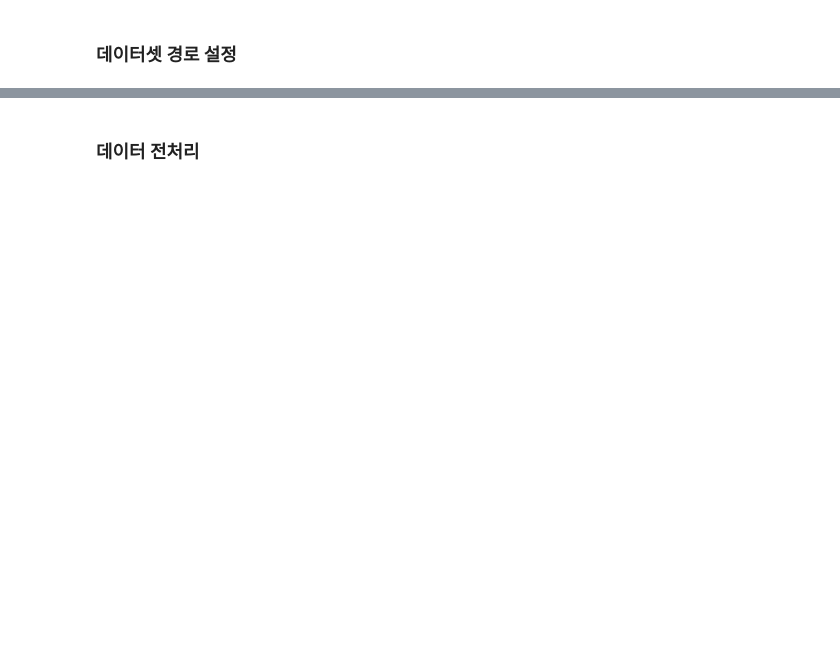
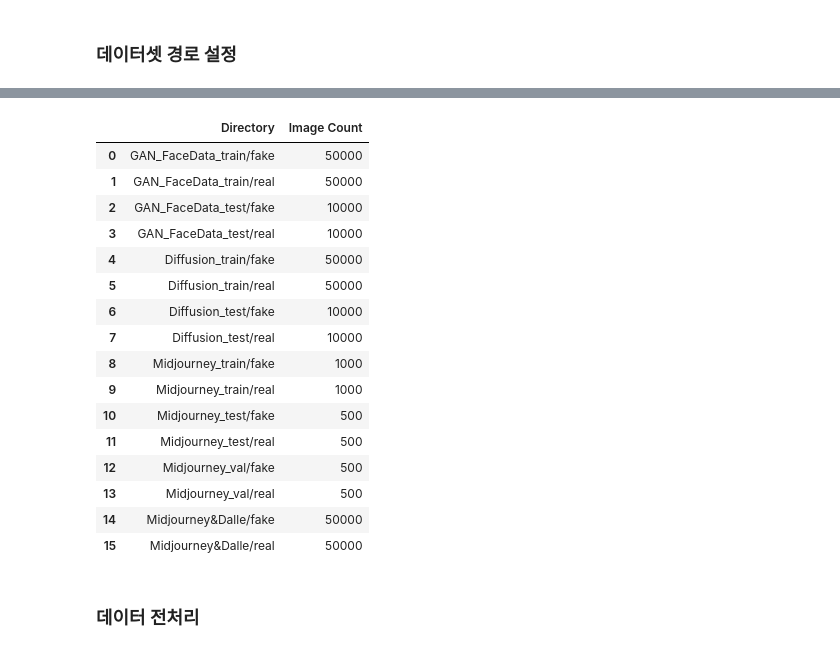
Before and after one commit to haeun161/AI_Detector, a Jupyter notebook: Efficientnetb6_baseline1.ipynb, the cells around one changed output, grey strips where cells are left out. Saved outputs shown, nothing was run; the diff lists cells and outputs as text; code cells hidden in the pictures; blank space fills up the shorter version.

```diff
--- a/Efficientnetb6_baseline1.ipynb
+++ b/Efficientnetb6_baseline1.ipynb
@@ -83,21 +105,21 @@ Path to dataset files: /root/.cache/kagglehub/datasets/superpotato9/dalle-recogn
 ### 데이터셋 경로 설정
 # %%
 #face 데이터셋 경로 설정 #70,000 real & 70,000 fake
-face_train_directory = "/root/.cache/kagglehub/datasets/xhlulu/140k-real-and-fake-faces/versions/2/real_vs_fake/real-vs-fake/train"
-face_test_directory = "/root/.cache/kagglehub/datasets/xhlulu/140k-real-and-fake-faces/versions/2/real_vs_fake/real-vs-fake/test"
+face_train_directory = "/home/jangminoh_2/.cache/kagglehub/datasets/xhlulu/140k-real-and-fake-faces/versions/2/real_vs_fake/real-vs-fake/train"
+face_test_directory = "/home/jangminoh_2/.cache/kagglehub/datasets/xhlulu/140k-real-and-fake-faces/versions/2/real_vs_fake/real-vs-fake/test"
 
 #CIFAKE #60,000 real & 60,000 fake
-cifake_train_directory = "/root/.cache/kagglehub/datasets/birdy654/cifake-real-and-ai-generated-synthetic-images/versions/3/train"
-cifake_test_directory = "/root/.cache/kagglehub/datasets/birdy654/cifake-real-and-ai-generated-synthetic-images/versions/3/test"
+cifake_train_directory = "/home/jangminoh_2/.cache/kagglehub/datasets/birdy654/cifake-real-and-ai-generated-synthetic-images/versions/3/train"
+cifake_test_directory = "/home/jangminoh_2/.cache/kagglehub/datasets/birdy654/cifake-real-and-ai-generated-synthetic-images/versions/3/test"
 
 #CIFAKE Midjourney #2,000 real & 2,000 fake
-cifake_mid_train_directory = "/root/.cache/kagglehub/datasets/mariammarioma/midjourney-cifake-inspired/versions/1/Midjourney/train"
-cifake_mid_test_directory = "/root/.cache/kagglehub/datasets/mariammarioma/midjourney-cifake-inspired/versions/1/Midjourney/test"
-cifake_mid_val_directory = "/root/.cache/kagglehub/datasets/mariammarioma/midjourney-cifake-inspired/versions/1/Midjourney/valid"
+cifake_mid_train_directory = "/home/jangminoh_2/.cache/kagglehub/datasets/mariammarioma/midjourney-cifake-inspired/versions/1/Midjourney/train"
+cifake_mid_test_directory = "/home/jangminoh_2/.cache/kagglehub/datasets/mariammarioma/midjourney-cifake-inspired/versions/1/Midjourney/test"
+cifake_mid_val_directory = "/home/jangminoh_2/.cache/kagglehub/datasets/mariammarioma/midjourney-cifake-inspired/versions/1/Midjourney/valid"
 
 ## dalle + midjourney #17855 & Real Images: 3780
-fake_dir = "/root/.cache/kagglehub/datasets/superpotato9/dalle-recognition-dataset/versions/7/fakeV2/fake-v2"
-real_dir = "/root/.cache/kagglehub/datasets/superpotato9/dalle-recognition-dataset/versions/7/real"
+fake_dir = "/home/jangminoh_2/.cache/kagglehub/datasets/superpotato9/dalle-recognition-dataset/versions/7/fakeV2/fake-v2"
+real_dir = "/home/jangminoh_2/.cache/kagglehub/datasets/superpotato9/dalle-recognition-dataset/versions/7/real"
 # %%
 import os
 # 디렉토리 리스트로 구성
@@ -146,26 +168,66 @@ Checking directory structure for: /root/.cache/kagglehub/datasets/superpotato9/d
 # %%
 import os
+import pandas as pd
+from IPython.display import display
 
 # ✅ 이미지 확장자 목록
 image_extensions = (".jpg", ".jpeg", ".png", ".bmp", ".tiff", ".webp", ".gif")
 
+# ✅ 디렉토리 매핑 (fake/real 추가)
+directories_with_labels = {
+    "GAN_FaceData_train/fake": f"{face_train_directory}/fake",
+    "GAN_FaceData_train/real": f"{face_train_directory}/real",
+    "GAN_FaceData_test/fake": f"{face_test_directory}/fake",
+    "GAN_FaceData_test/real": f"{face_test_directory}/real",
+    "Diffusion_train/fake": f"{cifake_train_directory}/FAKE",
+    "Diffusion_train/real": f"{cifake_train_directory}/REAL",
+    "Diffusion_test/fake": f"{cifake_test_directory}/FAKE",
+    "Diffusion_test/real": f"{cifake_test_directory}/REAL",
+    "Midjourney_train/fake": f"{cifake_mid_train_directory}/FAKE",
+    "Midjourney_train/real": f"{cifake_mid_train_directory}/REAL",
+    "Midjourney_test/fake": f"{cifake_mid_test_directory}/FAKE",
+    "Midjourney_test/real": f"{cifake_mid_test_directory}/REAL",
+    "Midjourney_val/fake": f"{cifake_mid_val_directory}/FAKE",
+    "Midjourney_val/real": f"{cifake_mid_val_directory}/REAL",
+    "Midjourney&Dalle/fake":fake_dir,
+    "Midjourney&Dalle/real":real_dir
+
+}
+
 # ✅ 각 디렉토리 내 이미지 개수 확인
 image_counts = {}
 
-for directory in directories:
-    if os.path.exists(directory):
-        image_counts[directory] = sum(
+for label, directory in directories_with_labels.items():
+    if os.path.exists(directory) and os.path.isdir(directory):
+        image_counts[label] = sum(
             1 for f in os.listdir(directory) if f.lower().endswith(image_extensions)
         )
     else:
-        image_counts[directory] = "Directory not found"
+        image_counts[label] = "Directory not found"
 
 # ✅ 결과 출력
-import pandas as pd
+df = pd.DataFrame(list(image_counts.items()), columns=["Directory", "Image Count"])
 
-df = pd.DataFrame(list(image_counts.items()), columns=["Directory", "Image Count"])
-import ace_tools as tools
-tools.display_dataframe_to_user(name="Image Counts in Directories", dataframe=df)
+# Jupyter Notebook에서 보기 좋게 출력
+display(df)
+# %% [output]
+|  | Directory | Image Count |
+| 0 | GAN_FaceData_train/fake | 50000 |
+| 1 | GAN_FaceData_train/real | 50000 |
+| 2 | GAN_FaceData_test/fake | 10000 |
+| 3 | GAN_FaceData_test/real | 10000 |
+| 4 | Diffusion_train/fake | 50000 |
+| 5 | Diffusion_train/real | 50000 |
+| 6 | Diffusion_test/fake | 10000 |
+| 7 | Diffusion_test/real | 10000 |
+| 8 | Midjourney_train/fake | 1000 |
+| 9 | Midjourney_train/real | 1000 |
+| 10 | Midjourney_test/fake | 500 |
+| 11 | Midjourney_test/real | 500 |
+| 12 | Midjourney_val/fake | 500 |
+| 13 | Midjourney_val/real | 500 |
+| 14 | Midjourney&Dalle/fake | 50000 |
+| 15 | Midjourney&Dalle/real | 50000 |
 # %% [markdown]
 ### 데이터 전처리
 # %%
```
Also changed, not shown: parts of 59 cells of this notebook, 2 other files.
